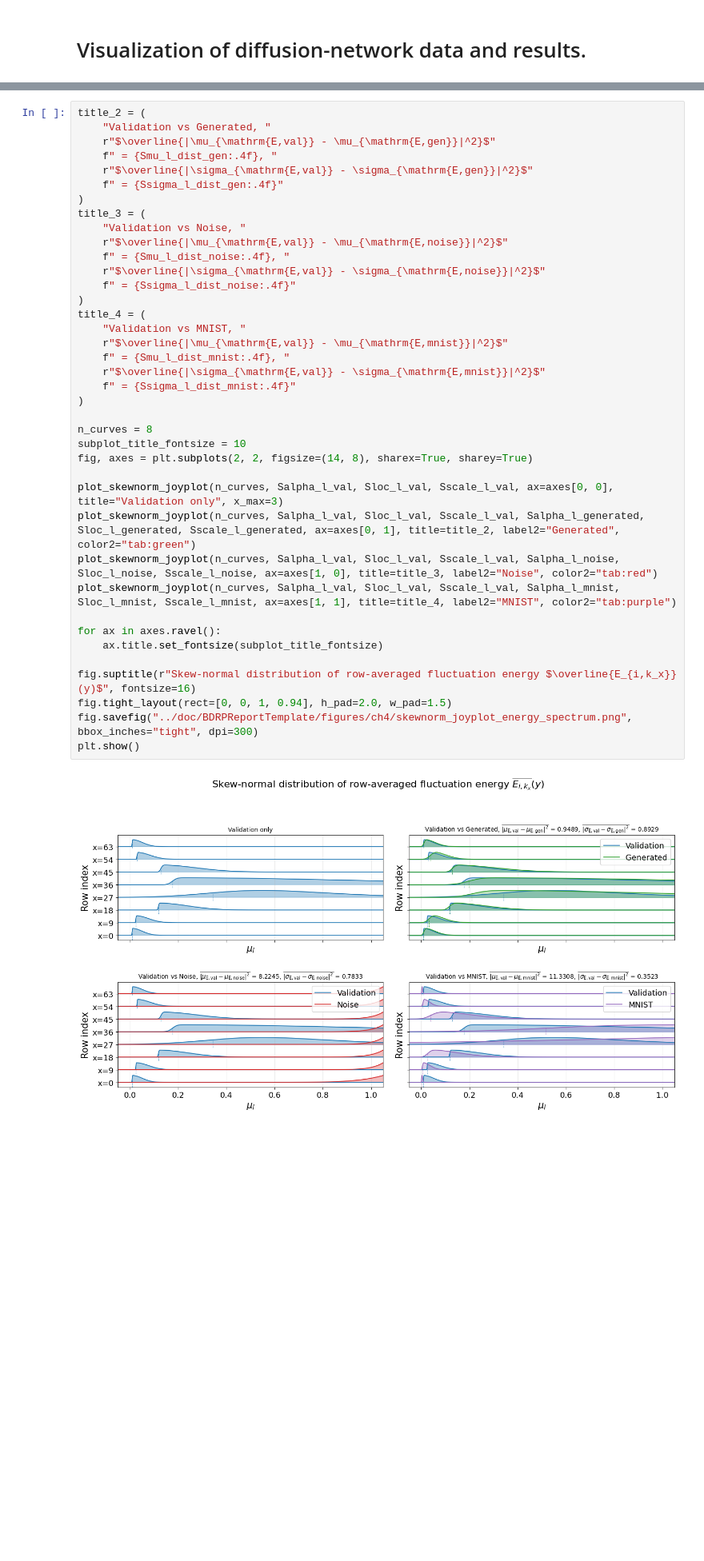
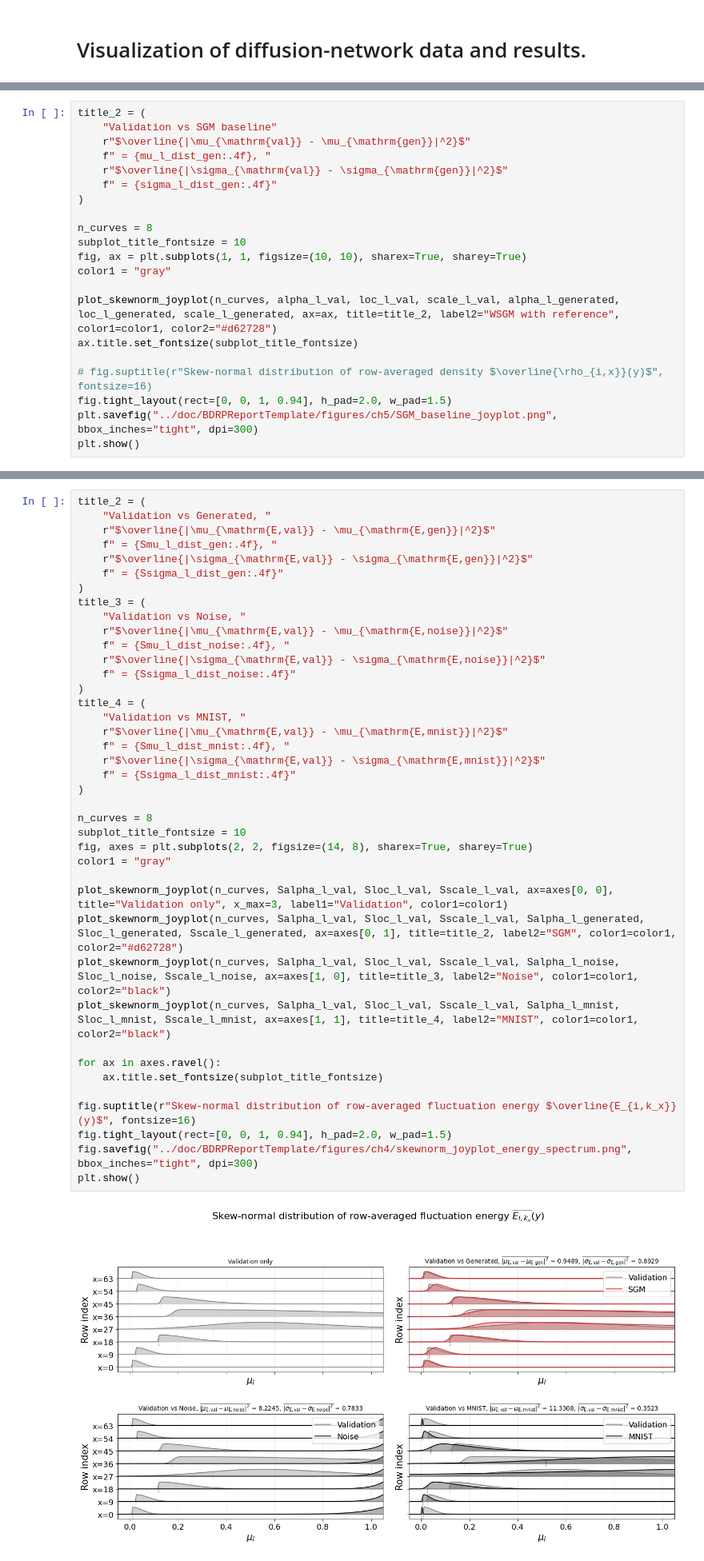
Before and after one commit to Samuel-Chapuis/Rayleigh-Taylor-Generative-Surrogate, a Jupyter notebook: analyse_reslutat/VisualisationPT.ipynb, the cells around one changed output, grey strips where cells are left out. Shown at 80% size. Cells and saved outputs as stored; diff of their text form; blank space fills up the shorter version.

```diff
--- a/analyse_reslutat/VisualisationPT.ipynb
+++ b/analyse_reslutat/VisualisationPT.ipynb
@@ -733,0 +735,21 @@ plt.show()
+# %%
+title_2 = (
+    "Validation vs SGM baseline"
+    r"$\overline{|\mu_{\mathrm{val}} - \mu_{\mathrm{gen}}|^2}$"
+    f" = {mu_l_dist_gen:.4f}, "
+    r"$\overline{|\sigma_{\mathrm{val}} - \sigma_{\mathrm{gen}}|^2}$"
+    f" = {sigma_l_dist_gen:.4f}"
+)
+
+n_curves = 8
+subplot_title_fontsize = 10
+fig, ax = plt.subplots(1, 1, figsize=(10, 10), sharex=True, sharey=True)
+color1 = "gray"
+
+plot_skewnorm_joyplot(n_curves, alpha_l_val, loc_l_val, scale_l_val, alpha_l_generated, loc_l_generated, scale_l_generated, ax=ax, title=title_2, label2="WSGM with reference", color1=color1, color2="#d62728")
+ax.title.set_fontsize(subplot_title_fontsize)
+
+# fig.suptitle(r"Skew-normal distribution of row-averaged density $\overline{\rho_{i,x}}(y)$", fontsize=16)
+fig.tight_layout(rect=[0, 0, 1, 0.94], h_pad=2.0, w_pad=1.5)
+plt.savefig("../doc/BDRPReportTemplate/figures/ch5/SGM_baseline_joyplot.png", bbox_inches="tight", dpi=300)
+plt.show()
@@ -807,38 +831,39 @@ title_2 = (
     f" = {Ssigma_l_dist_gen:.4f}"
 )
 title_3 = (
     "Validation vs Noise, "
     r"$\overline{|\mu_{\mathrm{E,val}} - \mu_{\mathrm{E,noise}}|^2}$"
     f" = {Smu_l_dist_noise:.4f}, "
     r"$\overline{|\sigma_{\mathrm{E,val}} - \sigma_{\mathrm{E,noise}}|^2}$"
     f" = {Ssigma_l_dist_noise:.4f}"
 )
 title_4 = (
     "Validation vs MNIST, "
     r"$\overline{|\mu_{\mathrm{E,val}} - \mu_{\mathrm{E,mnist}}|^2}$"
     f" = {Smu_l_dist_mnist:.4f}, "
     r"$\overline{|\sigma_{\mathrm{E,val}} - \sigma_{\mathrm{E,mnist}}|^2}$"
     f" = {Ssigma_l_dist_mnist:.4f}"
 )
 
 n_curves = 8
 subplot_title_fontsize = 10
 fig, axes = plt.subplots(2, 2, figsize=(14, 8), sharex=True, sharey=True)
+color1 = "gray"
 
-plot_skewnorm_joyplot(n_curves, Salpha_l_val, Sloc_l_val, Sscale_l_val, ax=axes[0, 0], title="Validation only", x_max=3)
-plot_skewnorm_joyplot(n_curves, Salpha_l_val, Sloc_l_val, Sscale_l_val, Salpha_l_generated, Sloc_l_generated, Sscale_l_generated, ax=axes[0, 1], title=title_2, label2="Generated", color2="tab:green")
-plot_skewnorm_joyplot(n_curves, Salpha_l_val, Sloc_l_val, Sscale_l_val, Salpha_l_noise, Sloc_l_noise, Sscale_l_noise, ax=axes[1, 0], title=title_3, label2="Noise", color2="tab:red")
-plot_skewnorm_joyplot(n_curves, Salpha_l_val, Sloc_l_val, Sscale_l_val, Salpha_l_mnist, Sloc_l_mnist, Sscale_l_mnist, ax=axes[1, 1], title=title_4, label2="MNIST", color2="tab:purple")
+plot_skewnorm_joyplot(n_curves, Salpha_l_val, Sloc_l_val, Sscale_l_val, ax=axes[0, 0], title="Validation only", x_max=3, label1="Validation", color1=color1)
+plot_skewnorm_joyplot(n_curves, Salpha_l_val, Sloc_l_val, Sscale_l_val, Salpha_l_generated, Sloc_l_generated, Sscale_l_generated, ax=axes[0, 1], title=title_2, label2="SGM", color1=color1, color2="#d62728")
+plot_skewnorm_joyplot(n_curves, Salpha_l_val, Sloc_l_val, Sscale_l_val, Salpha_l_noise, Sloc_l_noise, Sscale_l_noise, ax=axes[1, 0], title=title_3, label2="Noise", color1=color1, color2="black")
+plot_skewnorm_joyplot(n_curves, Salpha_l_val, Sloc_l_val, Sscale_l_val, Salpha_l_mnist, Sloc_l_mnist, Sscale_l_mnist, ax=axes[1, 1], title=title_4, label2="MNIST", color1=color1, color2="black")
 
 for ax in axes.ravel():
     ax.title.set_fontsize(subplot_title_fontsize)
 
 fig.suptitle(r"Skew-normal distribution of row-averaged fluctuation energy $\overline{E_{i,k_x}}(y)$", fontsize=16)
 fig.tight_layout(rect=[0, 0, 1, 0.94], h_pad=2.0, w_pad=1.5)
 fig.savefig("../doc/BDRPReportTemplate/figures/ch4/skewnorm_joyplot_energy_spectrum.png", bbox_inches="tight", dpi=300)
 plt.show()
 # %% [output]
-[figure, old version]
+[figure, new version]
 # %% [markdown]
 ---
 Appendix and Additional Visualizations.
```
Also changed, not shown: parts of 6 cells of this notebook, 38 other files.
